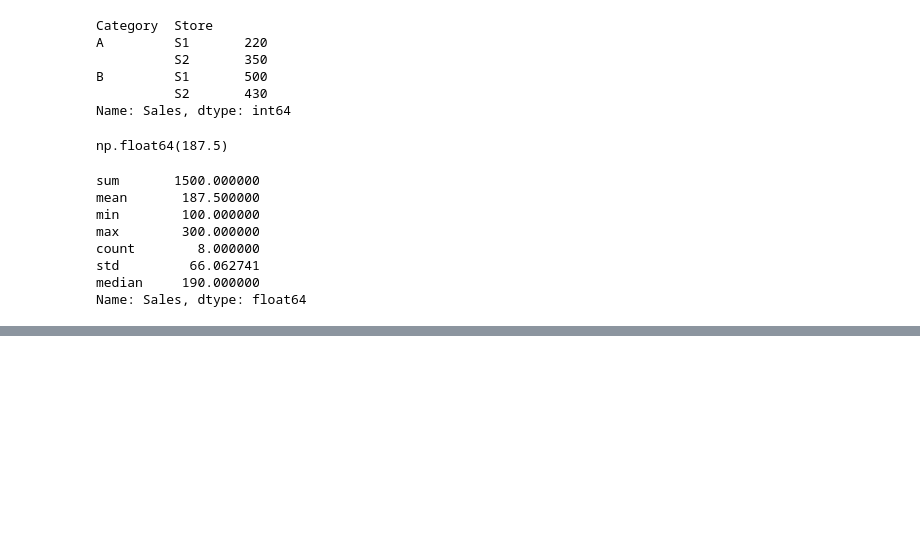
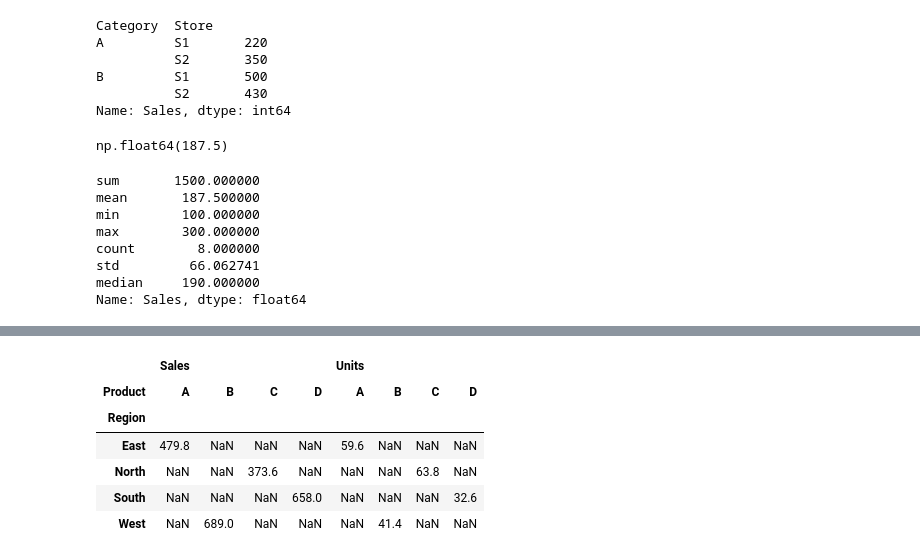
Before and after one commit to kartik147-design/Pandas, a Jupyter notebook: main.ipynb, the cells around one changed output, grey strips where cells are left out. Drawn from its saved outputs; the diff is of its cells as text; code cells hidden in the pictures; blank space fills up the shorter version.

```diff
--- a/main.ipynb
+++ b/main.ipynb
@@ -431,0 +476,11 @@ Name: Sales, dtype: float64
+# %%
+pivot2 = pd.pivot_table(df, values=['Sales', 'Units'], index='Region', columns='Product')
+pivot2
+# %% [output]
+|  | Sales |  |  |  | Units |  |  |  |
+| Product | A | B | C | D | A | B | C | D |
+| Region |  |  |  |  |  |  |  |  |
+| East | 479.8 | NaN | NaN | NaN | 59.6 | NaN | NaN | NaN |
+| North | NaN | NaN | 373.6 | NaN | NaN | NaN | 63.8 | NaN |
+| South | NaN | NaN | NaN | 658.0 | NaN | NaN | NaN | 32.6 |
+| West | NaN | 689.0 | NaN | NaN | NaN | 41.4 | NaN | NaN |
```
Also changed, not shown: parts of 12 cells of this notebook.
